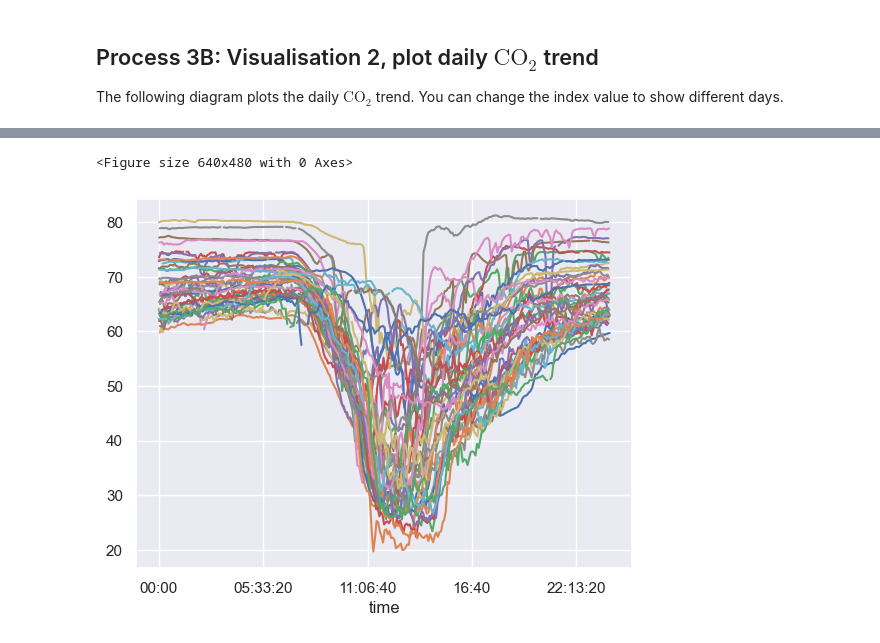
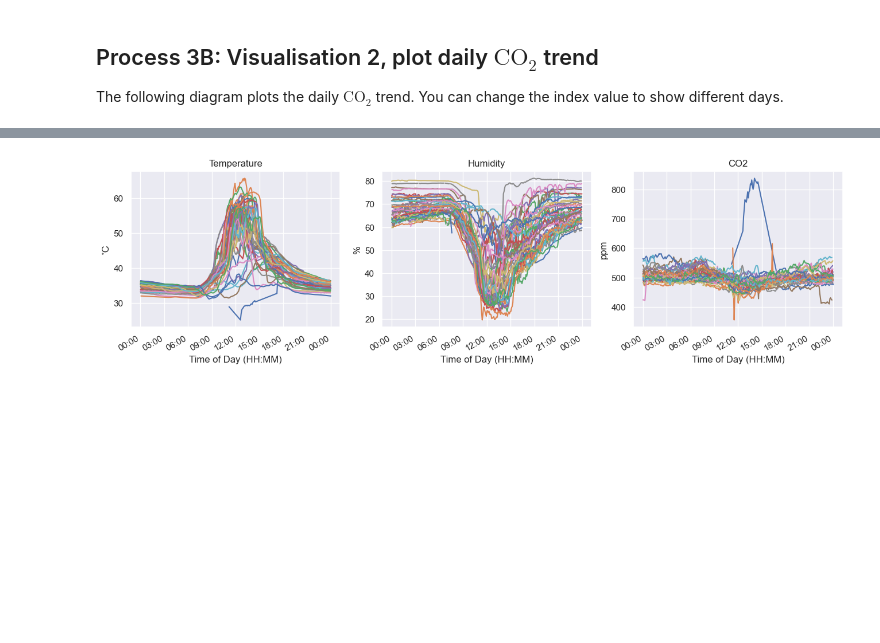
Before and after one commit to After232/corn-men, a Jupyter notebook: main.ipynb, the cells around one changed output, grey strips where cells are left out. Saved outputs shown, nothing was run; the diff lists cells and outputs as text; code cells hidden in the pictures; blank space fills up the shorter version.

```diff
--- a/main.ipynb
+++ b/main.ipynb
@@ -189,11 +193,34 @@ Daily humidity is presented in the visualisation below showing the humidity valu
-# %%
-fig_co2 = plt.figure()
-ax = time_frames[0].plot(y='hum')
-
-for frame in time_frames[1:-4]:
-    g = frame.plot(y='hum', ax=ax)
-
-ax.get_legend().remove()
-# %% [output]
-<Figure size 640x480 with 0 Axes>
-[figure, removed]
+# %%
+fig = plt.figure(figsize=(16,4))
+axs = fig.subplots(1, 3)
+
+my_day = datetime.date(2014, 7, 15)
+time_frames[0].index = [ datetime.datetime.combine(my_day, t) for t in time_frames[0].index ]
+
+axs[0].set_title('Temperature')
+axs[1].set_title('Humidity')
+axs[2].set_title('CO2')
+axs[0].set_xlabel('Time of Day (HH:MM)')
+axs[1].set_xlabel('Time of Day (HH:MM)')
+axs[2].set_xlabel('Time of Day (HH:MM)')
+axs[0].set_ylabel('˚C')
+axs[1].set_ylabel('%')
+axs[2].set_ylabel('ppm')
+
+axs[0].plot(time_frames[0].index, time_frames[0]['temp'])
+axs[1].plot(time_frames[0].index, time_frames[0]['hum'])
+axs[2].plot(time_frames[0].index, time_frames[0]['co2'])
+
+axs[0].xaxis.set_major_formatter(mdates.DateFormatter('%H:%M'))
+axs[1].xaxis.set_major_formatter(mdates.DateFormatter('%H:%M'))
+axs[2].xaxis.set_major_formatter(mdates.DateFormatter('%H:%M'))
+
+for frame in time_frames[1:-4]:
+    frame.index = [ datetime.datetime.combine(my_day, t) for t in frame.index ]
+    axs[0].plot(frame.index, frame['temp'])
+    axs[1].plot(frame.index, frame['hum'])
+    axs[2].plot(frame.index, frame['co2'])
+
+fig.autofmt_xdate()
+# %% [output]
+[figure, added]
```
Also changed, not shown: parts of 4 cells of this notebook.
